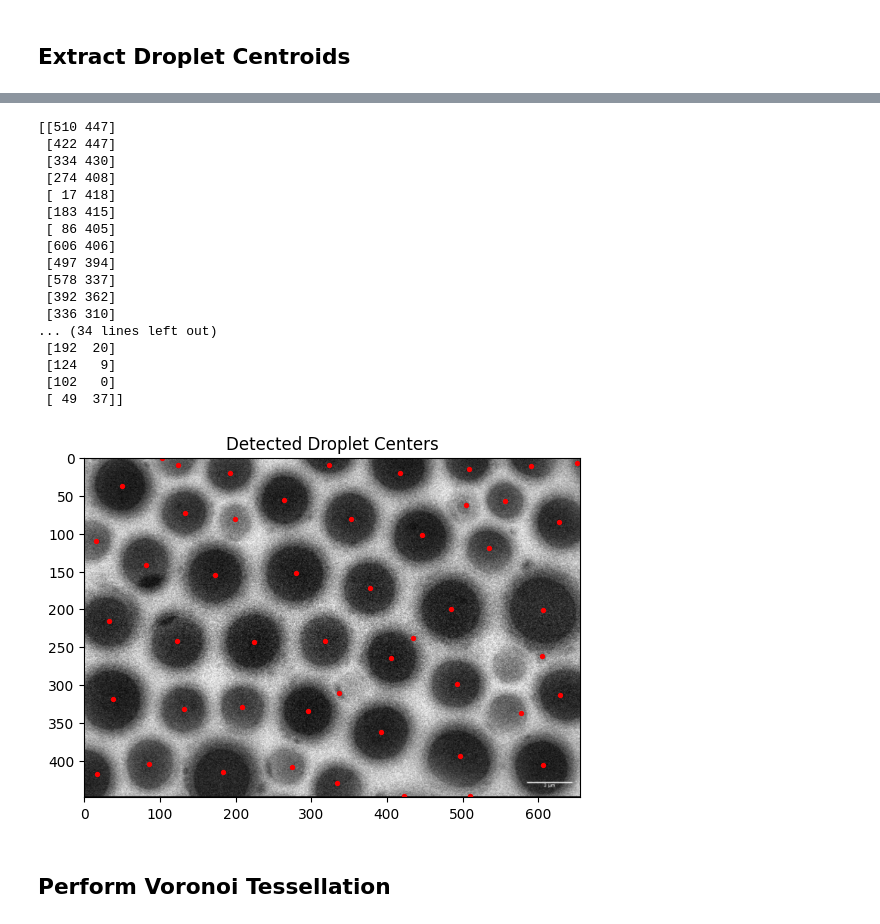
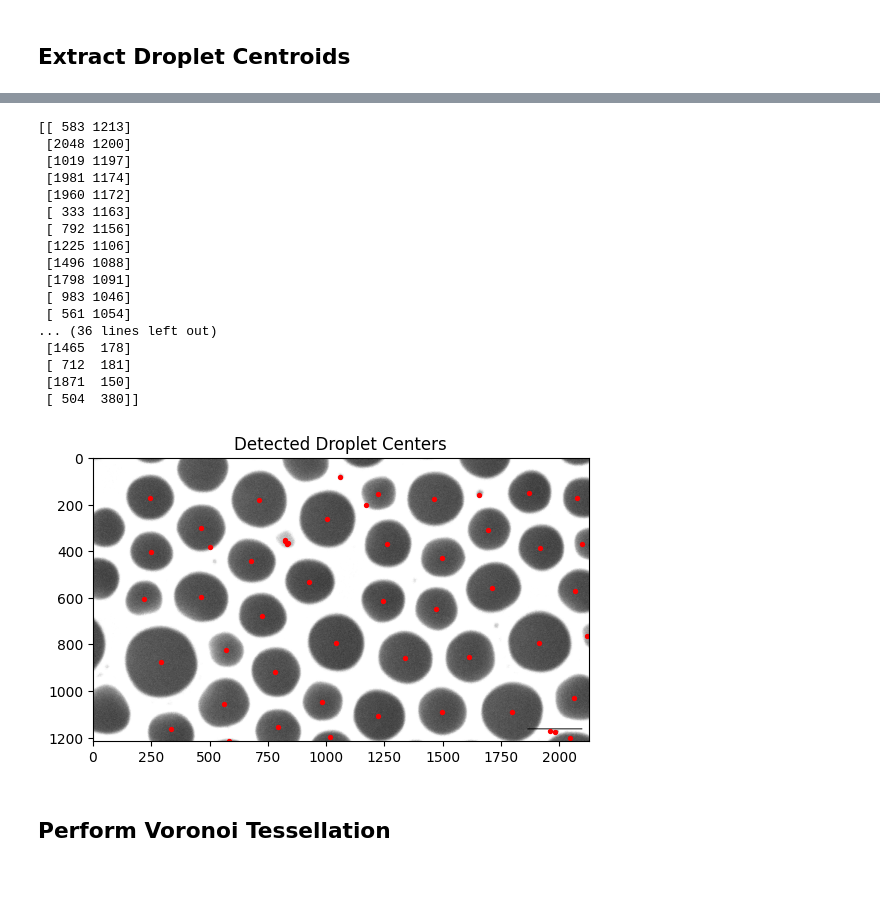
Before and after one commit to lemontang3/Python_Physics, a Jupyter notebook: Voronoi_Analysis.ipynb, the cells around one changed output, grey strips where cells are left out. Drawn from its saved outputs; the diff is of its cells as text; code cells hidden in the pictures; blank space fills up the shorter version.

```diff
--- a/Voronoi_Analysis.ipynb
+++ b/Voronoi_Analysis.ipynb
@@ -44,7 +44,7 @@ import numpy as np
 import matplotlib.pyplot as plt
 
 # Load the image in grayscale
-image_path = "sample9B.png"  # Update with your image path if needed
+image_path = "sample8A.png"  # Update with your image path if needed
 image = cv2.imread(image_path, cv2.IMREAD_GRAYSCALE)
 
 # Apply median blur to reduce noise
@@ -76,7 +76,15 @@ for cnt in contours:
         centroids.append((cx, cy))
 
 # Convert to NumPy array
-centroids = np.array(centroids)
+centroids = np.array([[1996, 1196], [1033, 1195], [ 345, 1127], [ 800, 1119], [1213, 1091], [1495, 1088],
+                  [1795, 1092], [ 983, 1046], [ 561, 1054], [2020, 1019], [ 783,  920], [ 572,  824],
+                  [1337,  858], [1615,  854], [ 290,  876], [2115,  770], [1041,  794], [1912,  792],
+                  [ 725,  677], [1471,  648], [ 216,  603], [1243,  614], [ 463,  598], [2024,  562],
+                  [1714,  558], [ 928,  532], [ 833,  367], [ 678,  444], [1498,  430],
+                  [ 250,  404], [2089,  361], [1919,  386], [1262,  371], [1696,  308], [ 463,  302],
+                  [1655,  156], [1003,  264], [2040,  168], [1224,  154], [1061,   83], [ 244,  172],
+                  [1465,  178], [ 712,  181], [1871,  149], [ 632,  329],[50,1100],[0,800],[0,500],[100,300],[500,100],[900,50],[1200,20],[1650,50]])
+
 
 print(centroids)
 # Step 5: Plot the results
@@ -109,7 +117,7 @@ import numpy as np
 import matplotlib.pyplot as plt
 
 # Load the image
-image_path = "sample9B.png"
+image_path = "sample8A.png"
 image = cv2.imread(image_path, cv2.IMREAD_GRAYSCALE)
 
 # Apply Gaussian blur to smooth the image
@@ -117,62 +125,52 @@ blurred = cv2.GaussianBlur(image, (5, 5), 0)
 
 # Apply thresholding to create a binary image
 _, binary = cv2.threshold(blurred, 0, 255, cv2.THRESH_BINARY_INV + cv2.THRESH_OTSU)
 
 # Find contours
 contours, _ = cv2.findContours(binary, cv2.RETR_EXTERNAL, cv2.CHAIN_APPROX_SIMPLE)
 
 # Create a copy of the image to draw on
 output = cv2.cvtColor(image, cv2.COLOR_GRAY2BGR)
 
 # Calculate and draw centroids
 centroids = []
 for contour in contours:
     M = cv2.moments(contour)
     if M["m00"] != 0:
         cX = int(M["m10"] / M["m00"])
         cY = int(M["m01"] / M["m00"])
         centroids.append((cX, cY))
         cv2.circle(output, (cX, cY), 3, (0, 0, 255), -1)
 
 # Show the output image with centroids
-centroids =  np.array([
-    [510, 447], [422, 447], [334, 430], [274, 408],
-    [17, 418], [183, 415], [86, 405], [606, 406], [497, 394],    [578, 337], [392, 362],[336, 310], [209, 329], [131, 332],
-    [295, 335], [629, 313], [38, 319], [493, 299], [605, 262], [435, 238],
-    [406, 264], [318, 242], [123, 242], [224, 243], [33, 216],
- [485, 200], [606, 201], [377, 172], [173, 154], [280, 152],
-    [81, 141], [535, 119], [15, 110], [199, 80],
-   [446, 102], [505, 62], [627, 85], [352, 80], [133, 72],
-    [556, 57], [264, 55], [651, 7], [591, 11], [508, 14], [417, 20],
-    [323, 9], [192, 20], [124, 9], [102, 0], [49, 37]
-])
+centroids =  np.array(centroids)
 
 print(centroids)
 # Convert to NumPy array
 # Step 5: Plot the results
 plt.imshow(image, cmap='gray')
 plt.scatter(centroids[:, 0], centroids[:, 1], c='red', s=8)
 plt.title('Detected Droplet Centers')
 plt.show()
 # %% [output]
-[[510 447]
- [422 447]
- [334 430]
- [274 408]
- [ 17 418]
- [183 415]
- [ 86 405]
- [606 406]
- [497 394]
- [578 337]
- [392 362]
- [336 310]
-... (34 lines left out)
- [192  20]
- [124   9]
- [102   0]
- [ 49  37]]
+[[ 583 1213]
+ [2048 1200]
+ [1019 1197]
+ [1981 1174]
+ [1960 1172]
+ [ 333 1163]
+ [ 792 1156]
+ [1225 1106]
+ [1496 1088]
+ [1798 1091]
+ [ 983 1046]
+ [ 561 1054]
+... (36 lines left out)
+ [1465  178]
+ [ 712  181]
+ [1871  150]
+ [ 504  380]]
-[figure, old version]
+[figure, new version]
 # %% [markdown]
 ## Perform Voronoi Tessellation
 # %%
```
Also changed, not shown: parts of 4 cells of this notebook, 15 other files.
